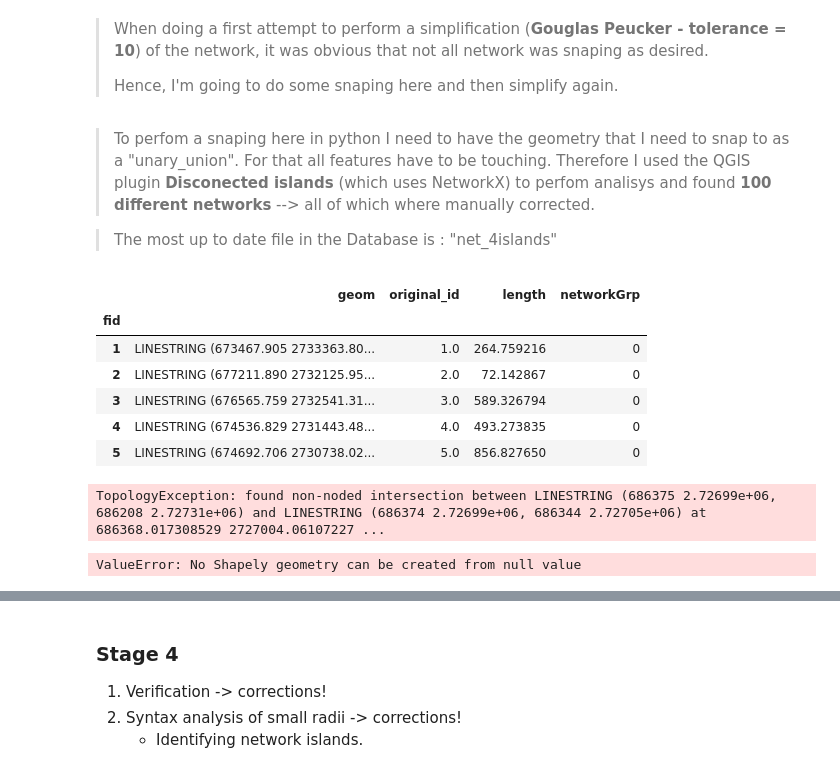
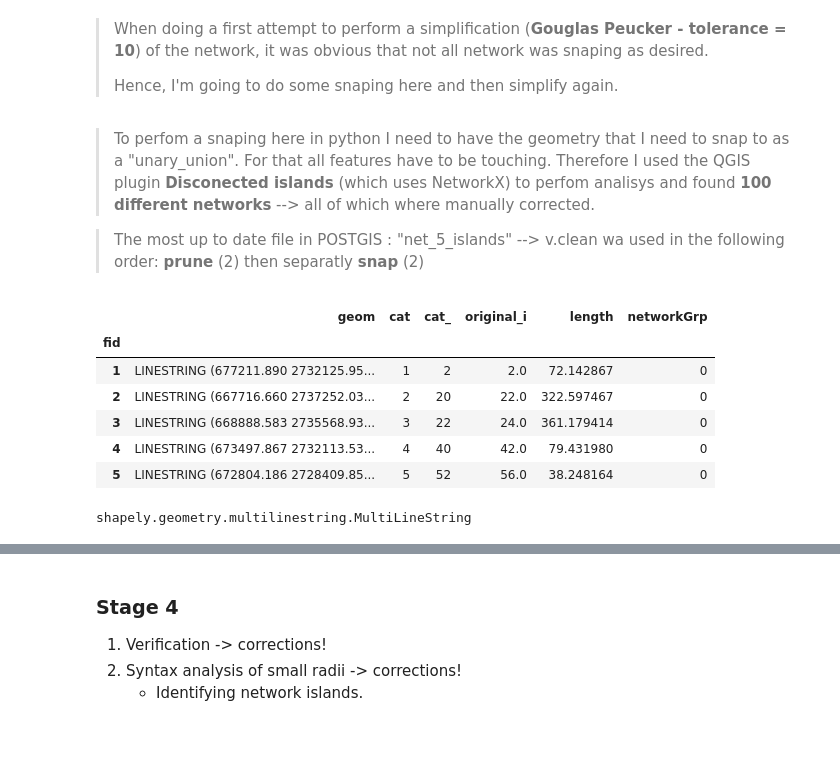
Before and after one commit to gregmaya/Riyadh_modeling, a Jupyter notebook: 1_Geometry_Manipulation.ipynb, the cells around one changed output, grey strips where cells are left out. Drawn from its saved outputs; the diff is of its cells as text; code cells hidden in the pictures; blank space fills up the shorter version.

```diff
--- a/1_Geometry_Manipulation.ipynb
+++ b/1_Geometry_Manipulation.ipynb
@@ -495,30 +495,29 @@ dtype: int64
 # %% [markdown]
 > To perfom a snaping here in python I need to have the geometry that I need to snap to as a "unary_union". For that all features have to be touching. Therefore I used the QGIS plugin **Disconected islands** (which uses NetworkX) to perfom analisys and found **100 different networks** --> all of which where manually corrected.
 
->The most up to date file in the Database is : "net_4islands"
+>The most up to date file in POSTGIS : "net_5_islands" --> v.clean wa used in the following order: **prune** (2) then separatly **snap** (2)
 # %%
-#importing the Network SNAPPED 4 for cleaning
-sql_snap = "SELECT * FROM riyadh.net_4_islands;"
+#importing the Network
+sql_snap = "SELECT * FROM riyadh.net_5_islands;"
 
 #note: no CRS given because the data is already projcted in the correct CRS (20438)
-net_4_islands = gpd.read_postgis(sql_snap, engine, geom_col='geom', crs=None, index_col='fid')
+net_snap5 = gpd.read_postgis(sql_snap, engine, geom_col='geom', crs=None, index_col='fid')
 
 #creating a spatial index
-net_4_islands.sindex
+net_snap5.sindex
 
-net_4_islands.head()
+net_snap5.head()
 # %% [output]
-|  | geom | original_id | length | networkGrp |
-| fid |  |  |  |  |
-| 1 | LINESTRING (673467.905 2733363.80... | 1.0 | 264.759216 | 0 |
-| 2 | LINESTRING (677211.890 2732125.95... | 2.0 | 72.142867 | 0 |
-| 3 | LINESTRING (676565.759 2732541.31... | 3.0 | 589.326794 | 0 |
-| 4 | LINESTRING (674536.829 2731443.48... | 4.0 | 493.273835 | 0 |
-| 5 | LINESTRING (674692.706 2730738.02... | 5.0 | 856.827650 | 0 |
+|  | geom | cat | cat_ | original_i | length | networkGrp |
+| fid |  |  |  |  |  |  |
+| 1 | LINESTRING (677211.890 2732125.95... | 1 | 2 | 2.0 | 72.142867 | 0 |
+| 2 | LINESTRING (667716.660 2737252.03... | 2 | 20 | 22.0 | 322.597467 | 0 |
+| 3 | LINESTRING (668888.583 2735568.93... | 3 | 22 | 24.0 | 361.179414 | 0 |
+| 4 | LINESTRING (673497.867 2732113.53... | 4 | 40 | 42.0 | 79.431980 | 0 |
+| 5 | LINESTRING (672804.186 2728409.85... | 5 | 52 | 56.0 | 38.248164 | 0 |
 # %%
 #this is only possible if there's no disconected islands
-net_4_islands_union = net_4_islands["geom"].unary_union
-net_4_islands_union
+net_snap5_union = net_snap5["geom"].unary_union
+type(net_snap5_union)
 # %% [output]
-TopologyException: found non-noded intersection between LINESTRING (686375 2.72699e+06, 686208 2.72731e+06) and LINESTRING (686374 2.72699e+06, 686344 2.72705e+06) at 686368.017308529 2727004.06107227 ...
+shapely.geometry.multilinestring.MultiLineString
-ValueError: No Shapely geometry can be created from null value
```
Also changed, not shown: parts of 19 cells of this notebook, 16 other files.
